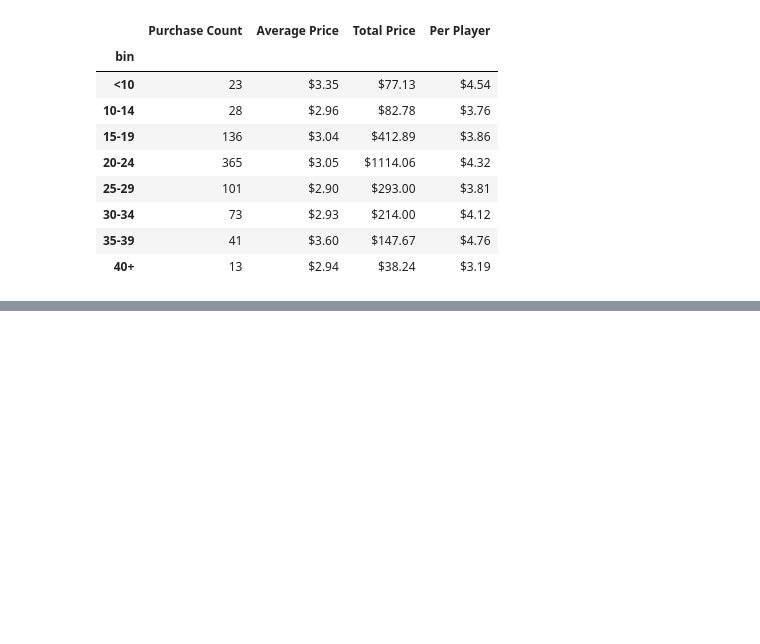
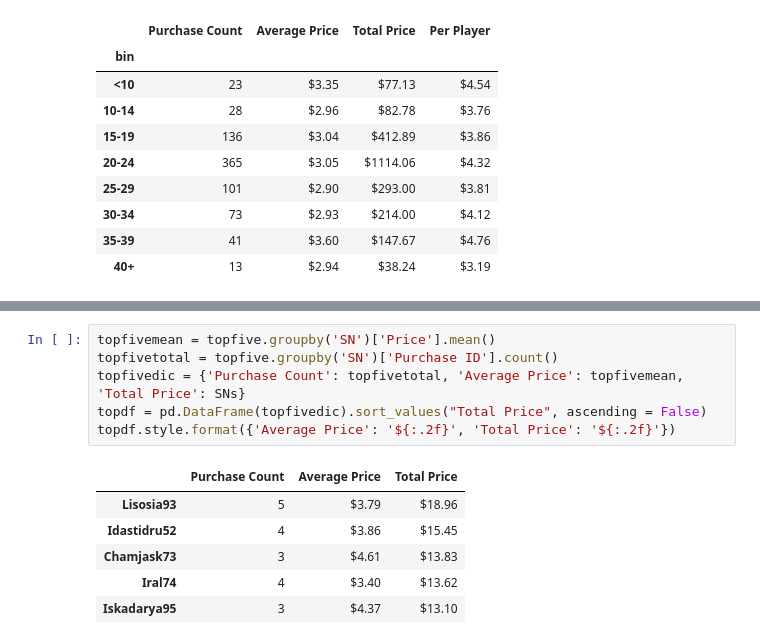
Before and after one commit to FernB/pandas-challenge, a Jupyter notebook: HeroesOfPymoli/Untitled.ipynb, the cells around one changed output, grey strips where cells are left out. Cells and saved outputs as stored; diff of their text form; blank space fills up the shorter version.

```diff
--- a/HeroesOfPymoli/Untitled.ipynb
+++ b/HeroesOfPymoli/Untitled.ipynb
@@ -122,0 +131,13 @@ purchase_data.loc[purchase_data['SN'].isin(SNs)]
+# %%
+topfivemean = topfive.groupby('SN')['Price'].mean()
+topfivetotal = topfive.groupby('SN')['Purchase ID'].count()
+topfivedic = {'Purchase Count': topfivetotal, 'Average Price': topfivemean, 'Total Price': SNs}
+topdf = pd.DataFrame(topfivedic).sort_values("Total Price", ascending = False)
+topdf.style.format({'Average Price': '${:.2f}', 'Total Price': '${:.2f}'})
+# %% [output]
+|  | Purchase Count | Average Price | Total Price |
+| Lisosia93 | 5 | $3.79 | $18.96 |
+| Idastidru52 | 4 | $3.86 | $15.45 |
+| Chamjask73 | 3 | $4.61 | $13.83 |
+| Iral74 | 4 | $3.40 | $13.62 |
+| Iskadarya95 | 3 | $4.37 | $13.10 |
```
Also changed, not shown: parts of 3 cells of this notebook.
